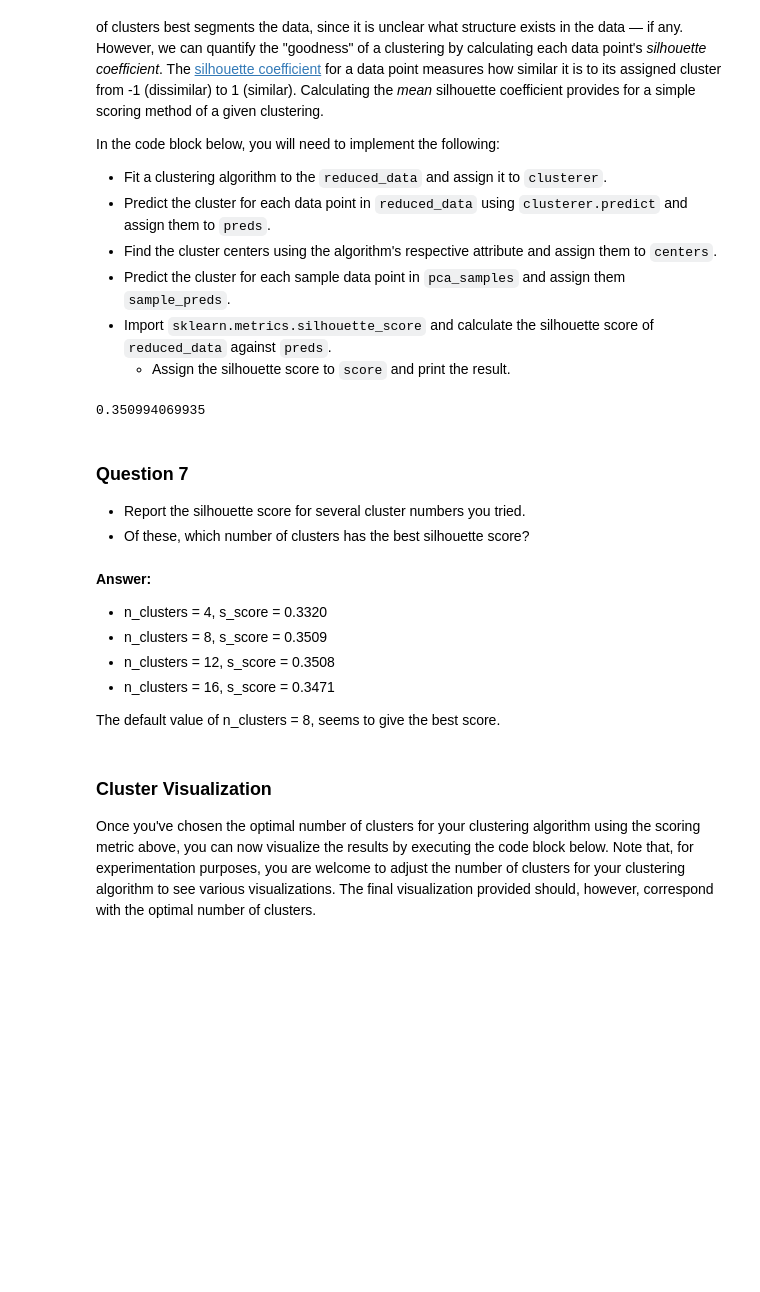
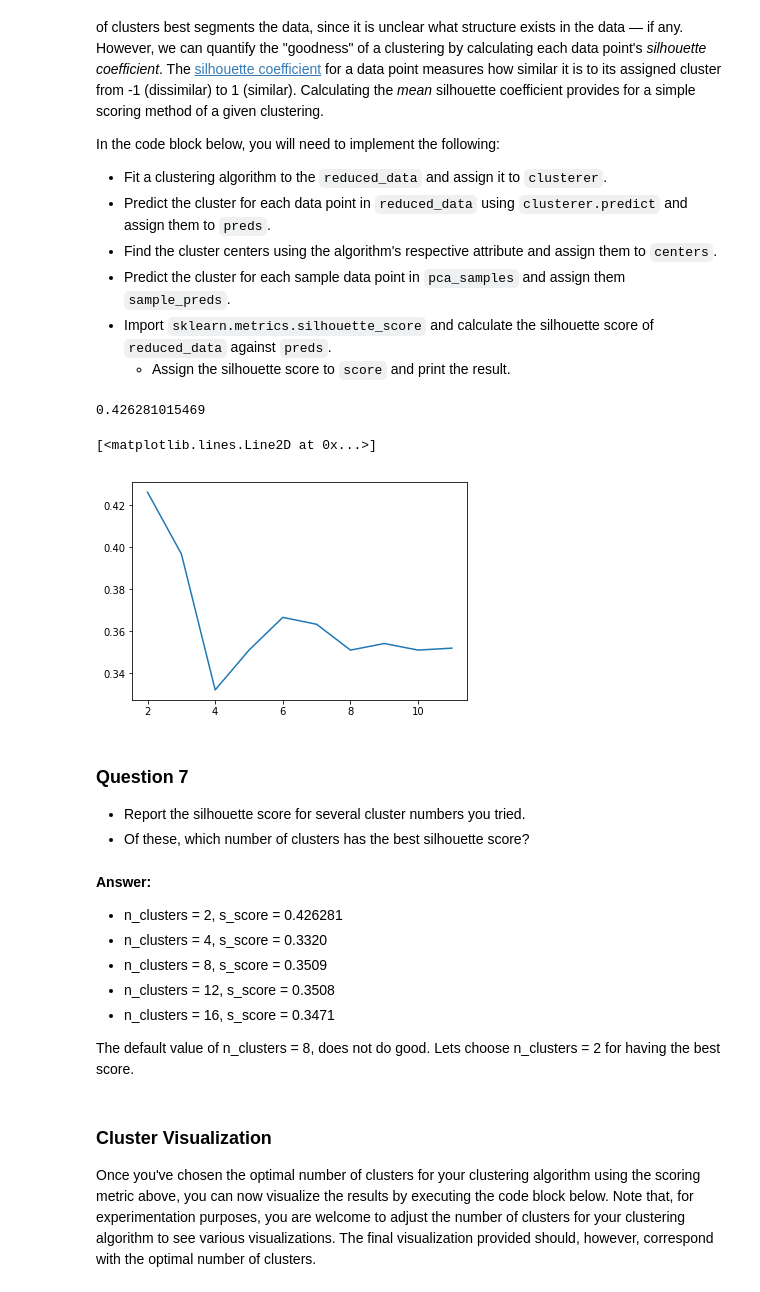
Before and after one commit to alamgirm/customer_segments, a Jupyter notebook: customer_segments.ipynb, the cells around one changed output. Drawn from its saved outputs; the diff is of its cells as text; code cells hidden in the pictures; blank space fills up the shorter version.

```diff
--- a/customer_segments.ipynb
+++ b/customer_segments.ipynb
@@ -474,8 +485,7 @@ In the code block below, you will need to implement the following:
 #from sklearn.mixture import GaussianMixture
 from sklearn.cluster import KMeans
 #clusterer = GaussianMixture().fit(reduced_data)
-clusterer = KMeans(n_clusters=8, random_state=0).fit(reduced_data)
-
+clusterer = KMeans(n_clusters=2, random_state=0).fit(reduced_data)
 
 # TODO: Predict the cluster for each data point
 preds = clusterer.predict(reduced_data)
@@ -493,7 +503,20 @@ score = silhouette_score(reduced_data, preds, random_state=0)
 
 print(score)
 # %% [output]
-0.350994069935
+0.426281015469
+# %%
+#plot silh score for different cluster size
+nc = range(2,12)
+scores = []
+for n_csize in list(nc):
+    clusterer = KMeans(n_clusters=n_csize, random_state=0).fit(reduced_data)
+    preds = clusterer.predict(reduced_data)
+    score = silhouette_score(reduced_data, preds, random_state=0)
+    scores.append(score)
+plt.plot(list(nc), scores)
+# %% [output]
+[<matplotlib.lines.Line2D at 0x...>]
+[figure, added]
 # %% [markdown]
 ### Question 7
 
@@ -501,12 +524,14 @@ print(score)
 * Of these, which number of clusters has the best silhouette score?
 # %% [markdown]
 **Answer:**
+* n_clusters = 2, s_score = 0.426281
 * n_clusters = 4, s_score =     0.3320
 * n_clusters = 8, s_score =      0.3509
 * n_clusters = 12, s_score =    0.3508
 * n_clusters = 16, s_score =     0.3471
 
-The default value of n_clusters = 8, seems to give the best score.
+The default value of n_clusters = 8, does not do good.
+Lets choose n_clusters = 2 for having the best score.
 # %% [markdown]
 ### Cluster Visualization
 Once you've chosen the optimal number of clusters for your clustering algorithm using the scoring metric above, you can now visualize the results by executing the code block below. Note that, for experimentation purposes, you are welcome to adjust the number of clusters for your clustering algorithm to see various visualizations. The final visualization provided should, however, correspond with the optimal number of clusters.
```
Also changed, not shown: parts of 7 cells of this notebook, 1 other file.
